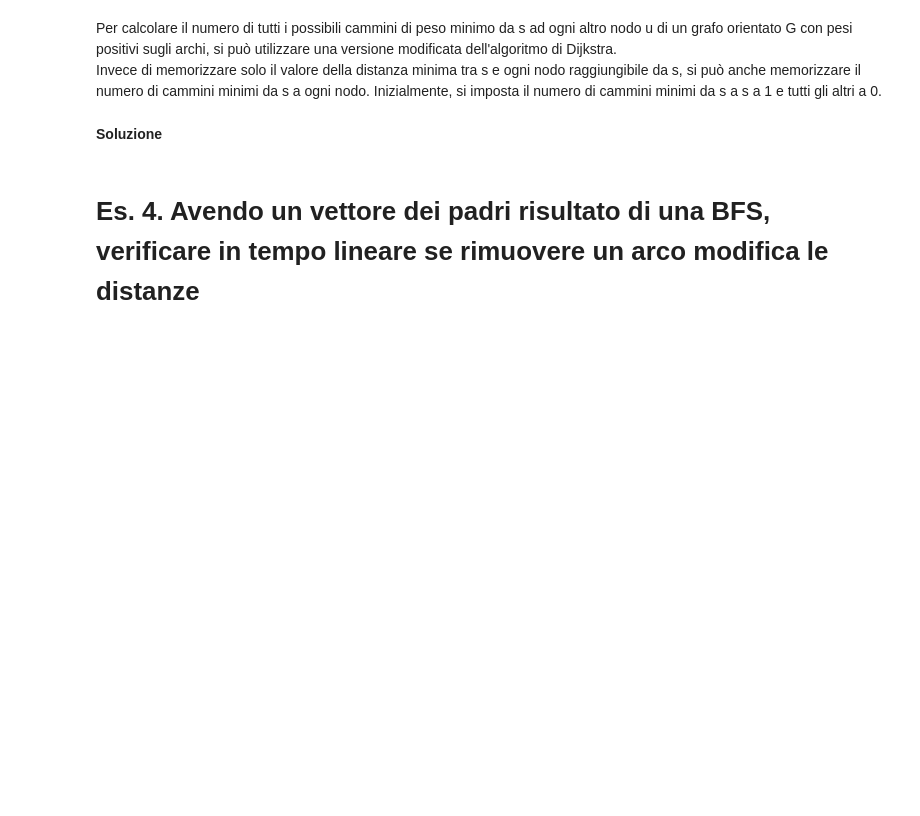
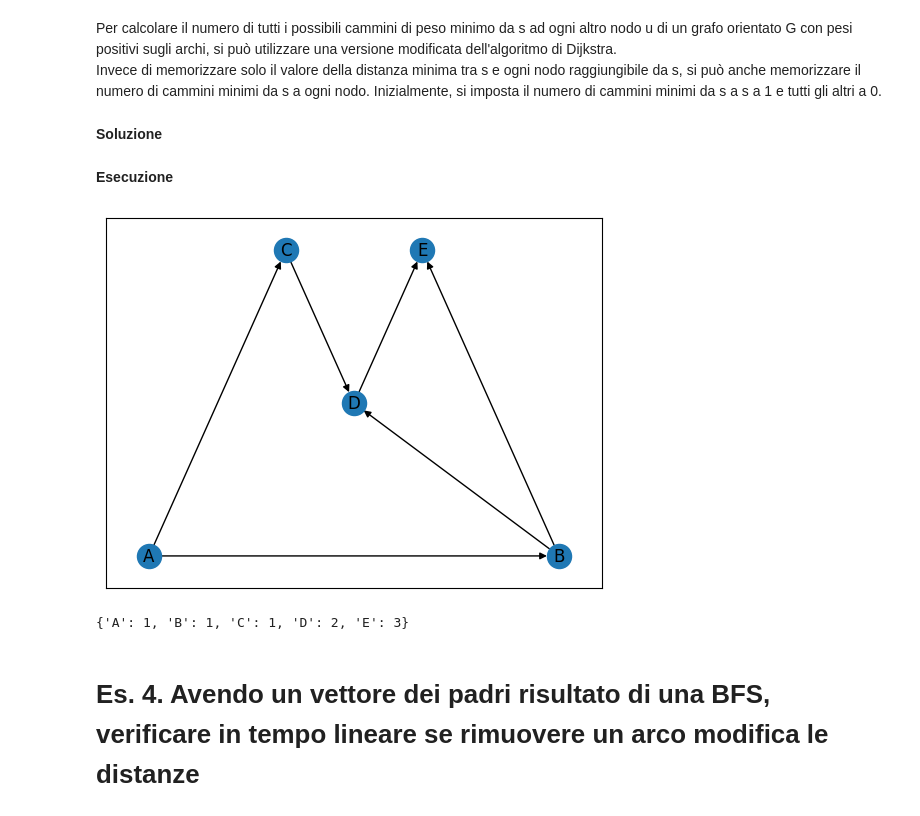
Before and after one commit to VincenzoImp/PDA, a Jupyter notebook: Esercitazione4/Esercitazione4.ipynb, the cells around one changed output. Cells and saved outputs as stored; diff of their text form; code cells hidden in the pictures; blank space fills up the shorter version.

```diff
--- a/Esercitazione4/Esercitazione4.ipynb
+++ b/Esercitazione4/Esercitazione4.ipynb
@@ -94,6 +94,24 @@ def dijkstra_num_paths(graph, start):
             elif new_dist == dist[neighbor]:
                 num_paths[neighbor] += num_paths[curr_node]
     return num_paths
+# %% [markdown]
+**Esecuzione**
+# %%
+graph = {
+    'A': {'B': 1, 'C': 4},
+    'B': {'D': 4, 'E': 5},
+    'C': {'D': 1},
+    'D': {'E': 1},
+    'E': {}
+}
+# %%
+drawDiGraph(graph)
+# %% [output]
+[figure, added]
+# %%
+dijkstra_num_paths(graph, 'A')
+# %% [output]
+{'A': 1, 'B': 1, 'C': 1, 'D': 2, 'E': 3}
 # %% [markdown]
 # Es. 4. Avendo un vettore dei padri risultato di una BFS, verificare in tempo lineare se rimuovere un arco modifica le distanze
 # %% [markdown]
```
